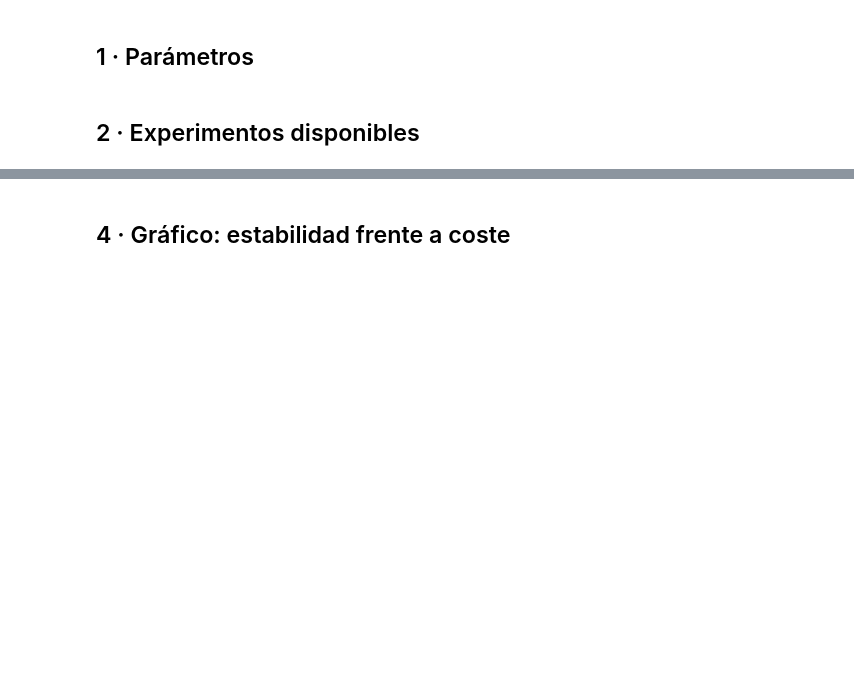
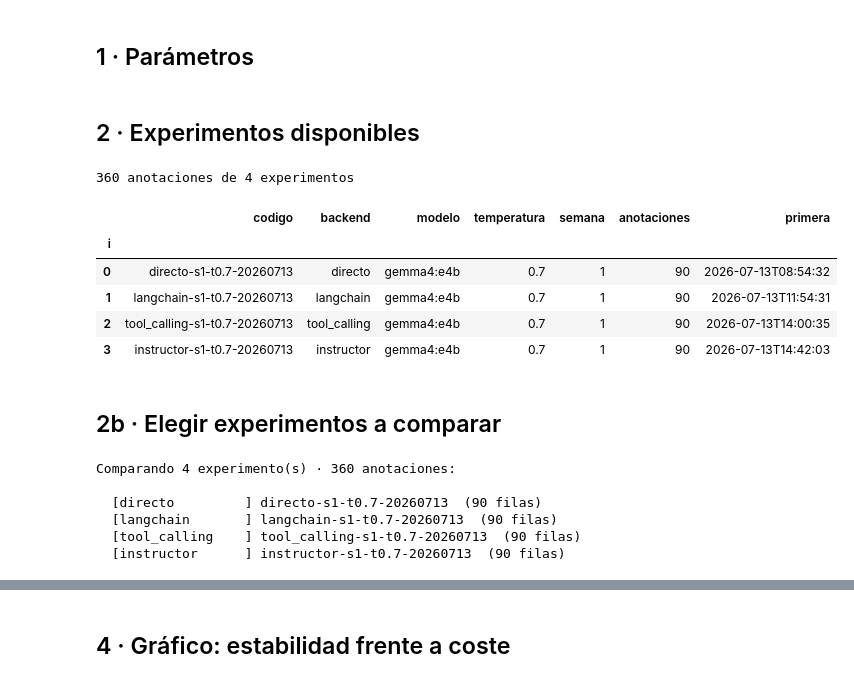
Before and after one commit to detorrespa/Prototipo_Tesis, a Jupyter notebook: 05_comparacion_experimentos.ipynb, the cells around one changed output, grey strips where cells are left out. Drawn from its saved outputs; the diff is of its cells as text; code cells hidden in the pictures; blank space fills up the shorter version.

```diff
--- a/05_comparacion_experimentos.ipynb
+++ b/05_comparacion_experimentos.ipynb
@@ -22,18 +20,57 @@ con = sqlite3.connect(RUTA_BD)
 ## 2 · Experimentos disponibles
 # %%
 df = pd.read_sql("SELECT * FROM experimento", con)
-if CODIGOS:
-    df = df[df["codigo"].isin(CODIGOS)]
 
-print(f"{len(df)} anotaciones de {df['codigo'].nunique()} experimentos\n")
-df.groupby("codigo").agg(
-    backend=("backend", "first"),
-    modelo=("modelo", "first"),
-    temperatura=("temperatura", "first"),
-    semana=("semana", "first"),
-    anotaciones=("id", "count"),
-    primera=("creada_en", "min"),
+catalogo = (
+    df.groupby("codigo")
+    .agg(
+        backend=("backend", "first"),
+        modelo=("modelo", "first"),
+        temperatura=("temperatura", "first"),
+        semana=("semana", "first"),
+        anotaciones=("id", "count"),
+        primera=("creada_en", "min"),
+    )
+    .sort_values("primera")
+    .reset_index()
 )
+catalogo.insert(0, "i", range(len(catalogo)))
+
+print(f"{len(df)} anotaciones de {len(catalogo)} experimentos\n")
+catalogo.set_index("i")
+# %% [output]
+360 anotaciones de 4 experimentos
+|  | codigo | backend | modelo | temperatura | semana | anotaciones | primera |
+| i |  |  |  |  |  |  |  |
+| 0 | directo-s1-t0.7-20260713 | directo | gemma4:e4b | 0.7 | 1 | 90 | 2026-07-13T08:54:32 |
+| 1 | langchain-s1-t0.7-20260713 | langchain | gemma4:e4b | 0.7 | 1 | 90 | 2026-07-13T11:54:31 |
+| 2 | tool_calling-s1-t0.7-20260713 | tool_calling | gemma4:e4b | 0.7 | 1 | 90 | 2026-07-13T14:00:35 |
+| 3 | instructor-s1-t0.7-20260713 | instructor | gemma4:e4b | 0.7 | 1 | 90 | 2026-07-13T14:42:03 |
+# %% [markdown]
+## 2b · Elegir experimentos a comparar
+# %%
+SELECCION = [0, 1, 2, 3]   # índices i de la tabla de arriba
+CODIGOS = None
+
+if CODIGOS:
+    elegidos = list(CODIGOS)
+else:
+    elegidos = catalogo.loc[SELECCION, "codigo"].tolist()
+
+df = df[df["codigo"].isin(elegidos)].copy()
+
+print(f"Comparando {len(elegidos)} experimento(s) · {len(df)} anotaciones:\n")
+for c in elegidos:
+    n = (df["codigo"] == c).sum()
+    b = catalogo.loc[catalogo["codigo"] == c, "backend"].iloc[0]
+    print(f"  [{b:16}] {c}  ({n} filas)")
+# %% [output]
+Comparando 4 experimento(s) · 360 anotaciones:
+
+  [directo         ] directo-s1-t0.7-20260713  (90 filas)
+  [langchain       ] langchain-s1-t0.7-20260713  (90 filas)
+  [tool_calling    ] tool_calling-s1-t0.7-20260713  (90 filas)
+  [instructor      ] instructor-s1-t0.7-20260713  (90 filas)
 # %% [markdown]
 ## 3 · Tabla comparativa
 
```
Also changed, not shown: parts of 7 cells of this notebook, 6 other files.
